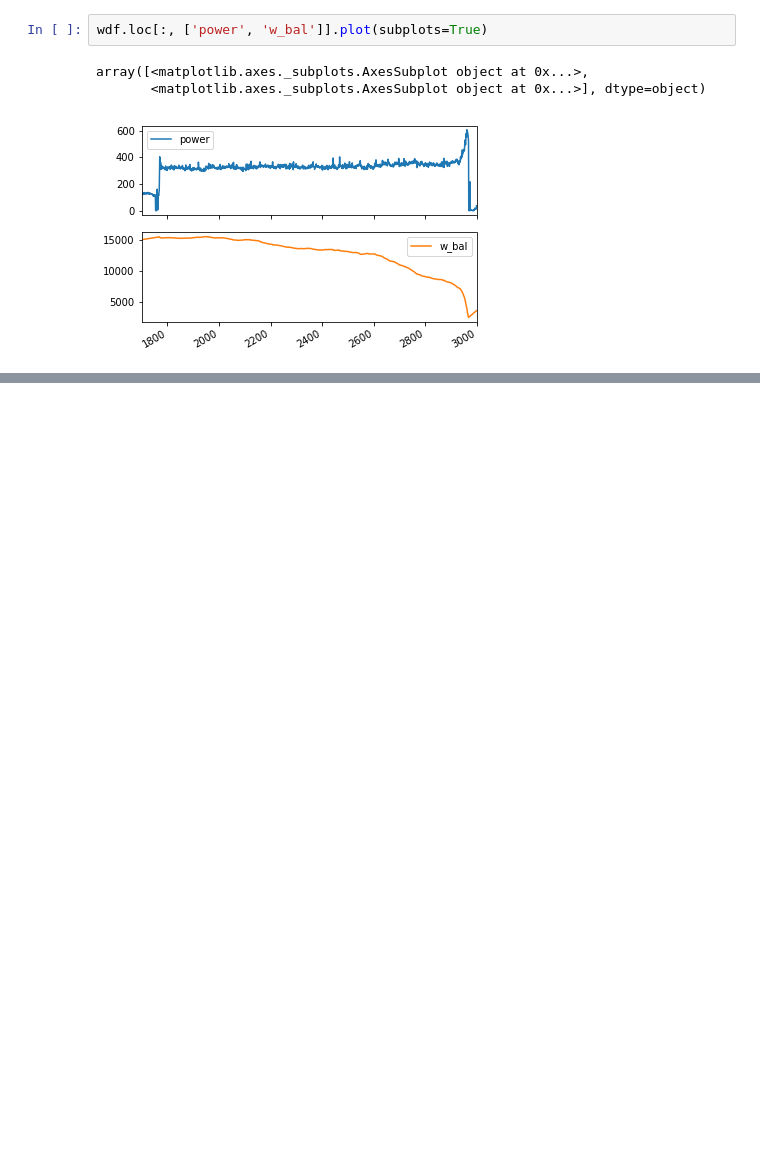
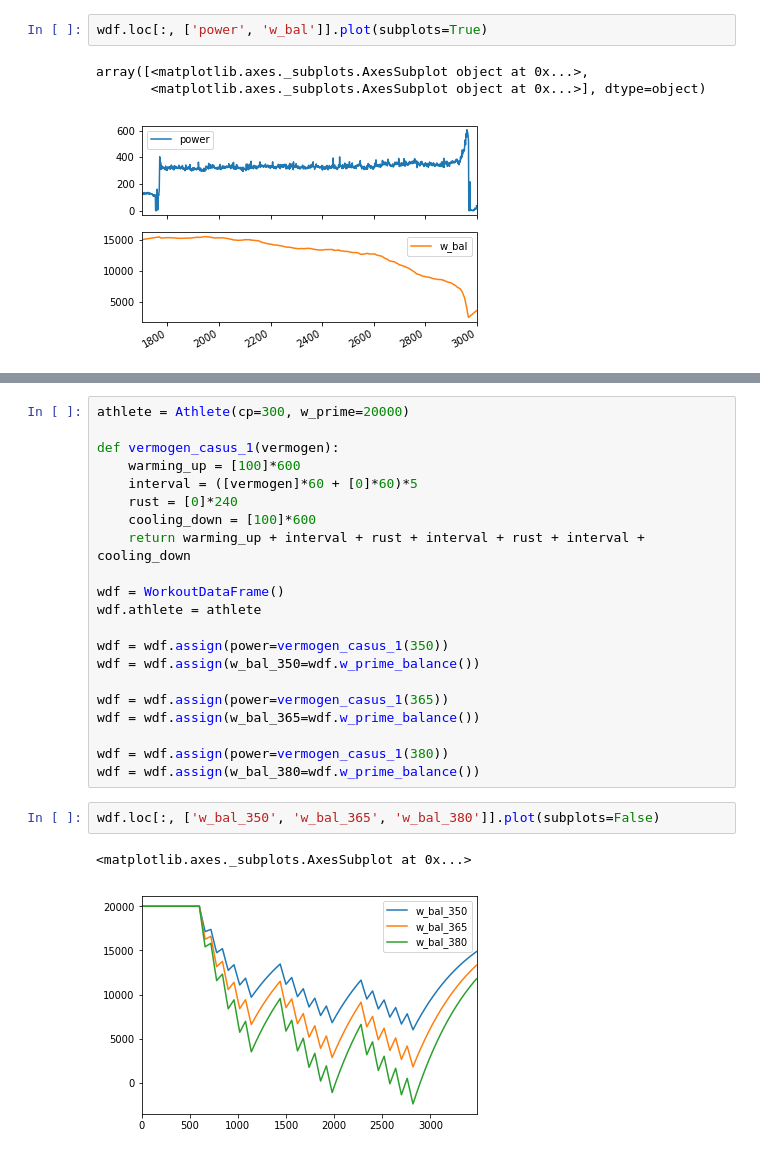
Before and after one commit to AartGoossens/publications, a Jupyter notebook: sportgericht/artikel.ipynb, the cells around one changed output, grey strips where cells are left out. Cells and saved outputs as stored; diff of their text form; blank space fills up the shorter version.

```diff
--- a/sportgericht/artikel.ipynb
+++ b/sportgericht/artikel.ipynb
@@ -61,0 +96,26 @@ wdf = wdf.assign(w_bal=wdf.w_prime_balance())
+# %%
+athlete = Athlete(cp=300, w_prime=20000)
+
+def vermogen_casus_1(vermogen):
+    warming_up = [100]*600
+    interval = ([vermogen]*60 + [0]*60)*5
+    rust = [0]*240
+    cooling_down = [100]*600
+    return warming_up + interval + rust + interval + rust + interval + cooling_down
+
+wdf = WorkoutDataFrame()
+wdf.athlete = athlete
+
+wdf = wdf.assign(power=vermogen_casus_1(350))
+wdf = wdf.assign(w_bal_350=wdf.w_prime_balance())
+
+wdf = wdf.assign(power=vermogen_casus_1(365))
+wdf = wdf.assign(w_bal_365=wdf.w_prime_balance())
+
+wdf = wdf.assign(power=vermogen_casus_1(380))
+wdf = wdf.assign(w_bal_380=wdf.w_prime_balance())
+# %%
+wdf.loc[:, ['w_bal_350', 'w_bal_365', 'w_bal_380']].plot(subplots=False)
+# %% [output]
+<matplotlib.axes._subplots.AxesSubplot at 0x...>
+[figure, added]
```
Also changed, not shown: parts of 20 cells of this notebook, 1 other file.
